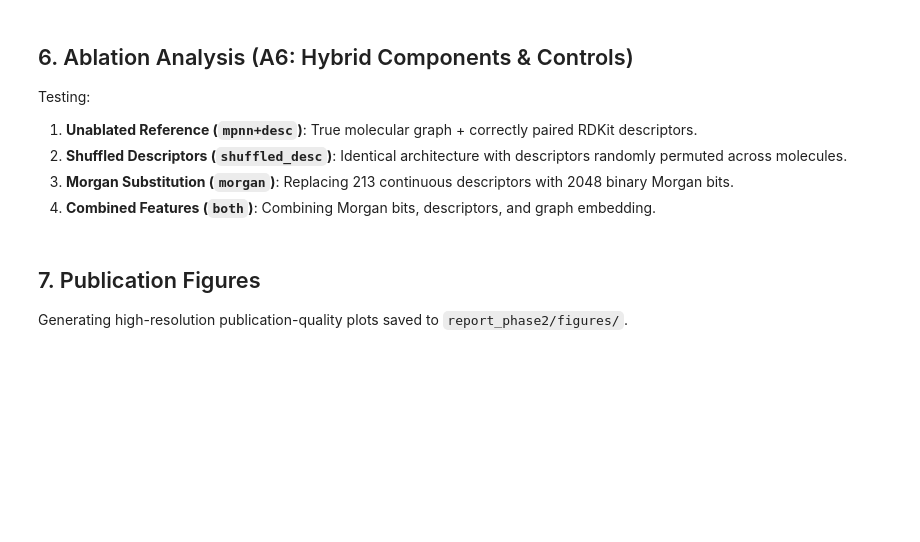
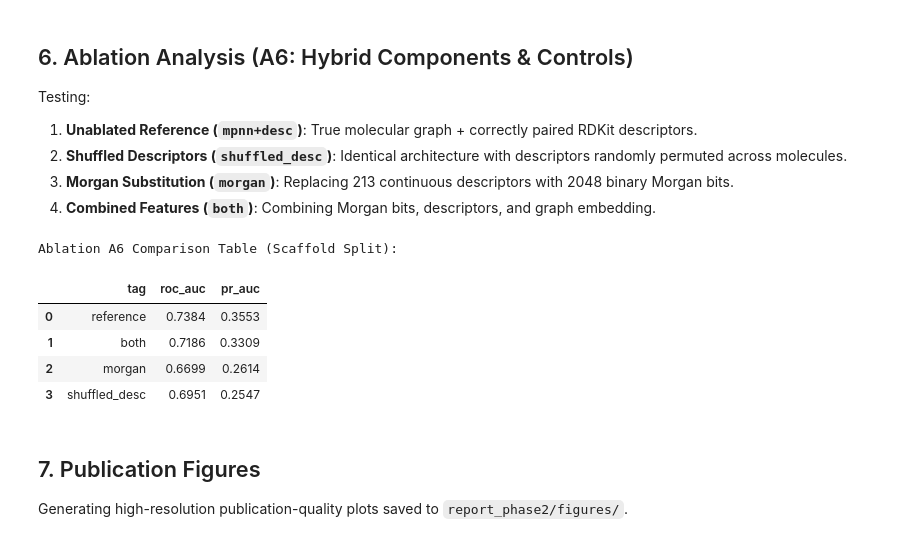
Before and after one commit to GabbyMymus/Molecular-Toxicity-Prediction, a Jupyter notebook: tox21-phase1/notebooks/05_hybrid_analysis.ipynb, the cells around one changed output. Saved outputs shown, nothing was run; the diff lists cells and outputs as text; code cells hidden in the pictures; blank space fills up the shorter version.

```diff
--- a/tox21-phase1/notebooks/05_hybrid_analysis.ipynb
+++ b/tox21-phase1/notebooks/05_hybrid_analysis.ipynb
@@ -176,22 +181,17 @@ Testing:
 3. **Morgan Substitution (`morgan`)**: Replacing 213 continuous descriptors with 2048 binary Morgan bits.
 4. **Combined Features (`both`)**: Combining Morgan bits, descriptors, and graph embedding.
 # %%
-abl_summary = abl.groupby(["tag", "seed"])[["roc_auc", "pr_auc"]].mean().reset_index()
-abl_stats = abl_summary.groupby("tag")[["roc_auc", "pr_auc"]].agg(["mean", "std"]).round(4)
-
-# Add reference unablated H1
-ref_scaffold = df[(df.model == "mpnn+desc") & (df.feature_set == "graph+desc") & (df.split == "scaffold")]
-ref_stats = ref_scaffold.groupby("seed")[["roc_auc", "pr_auc"]].mean().agg(["mean", "std"]).round(4)
-ref_row = pd.DataFrame({
-    ("roc_auc", "mean"): [ref_stats[("roc_auc", "mean")]],
-    ("roc_auc", "std"): [ref_stats[("roc_auc", "std")]],
-    ("pr_auc", "mean"): [ref_stats[("pr_auc", "mean")]],
-    ("pr_auc", "std"): [ref_stats[("pr_auc", "std")]],
-}, index=["unablated_h1"])
-
-full_abl_table = pd.concat([ref_row, abl_stats])
-print("Ablation A6 Comparison Table:")
-full_abl_table
+# Compute ablation table using built-in analysis helper
+ablation_results = A.ablation_table(abl, df, base_model="mpnn+desc", base_fs="graph+desc")
+print("Ablation A6 Comparison Table (Scaffold Split):")
+ablation_results
+# %% [output]
+Ablation A6 Comparison Table (Scaffold Split):
+|  | tag | roc_auc | pr_auc |
+| 0 | reference | 0.7384 | 0.3553 |
+| 1 | both | 0.7186 | 0.3309 |
+| 2 | morgan | 0.6699 | 0.2614 |
+| 3 | shuffled_desc | 0.6951 | 0.2547 |
 # %% [markdown]
 ## 7. Publication Figures
 Generating high-resolution publication-quality plots saved to `report_phase2/figures/`.
```
Also changed, not shown: parts of 4 cells of this notebook, 6 other files.
